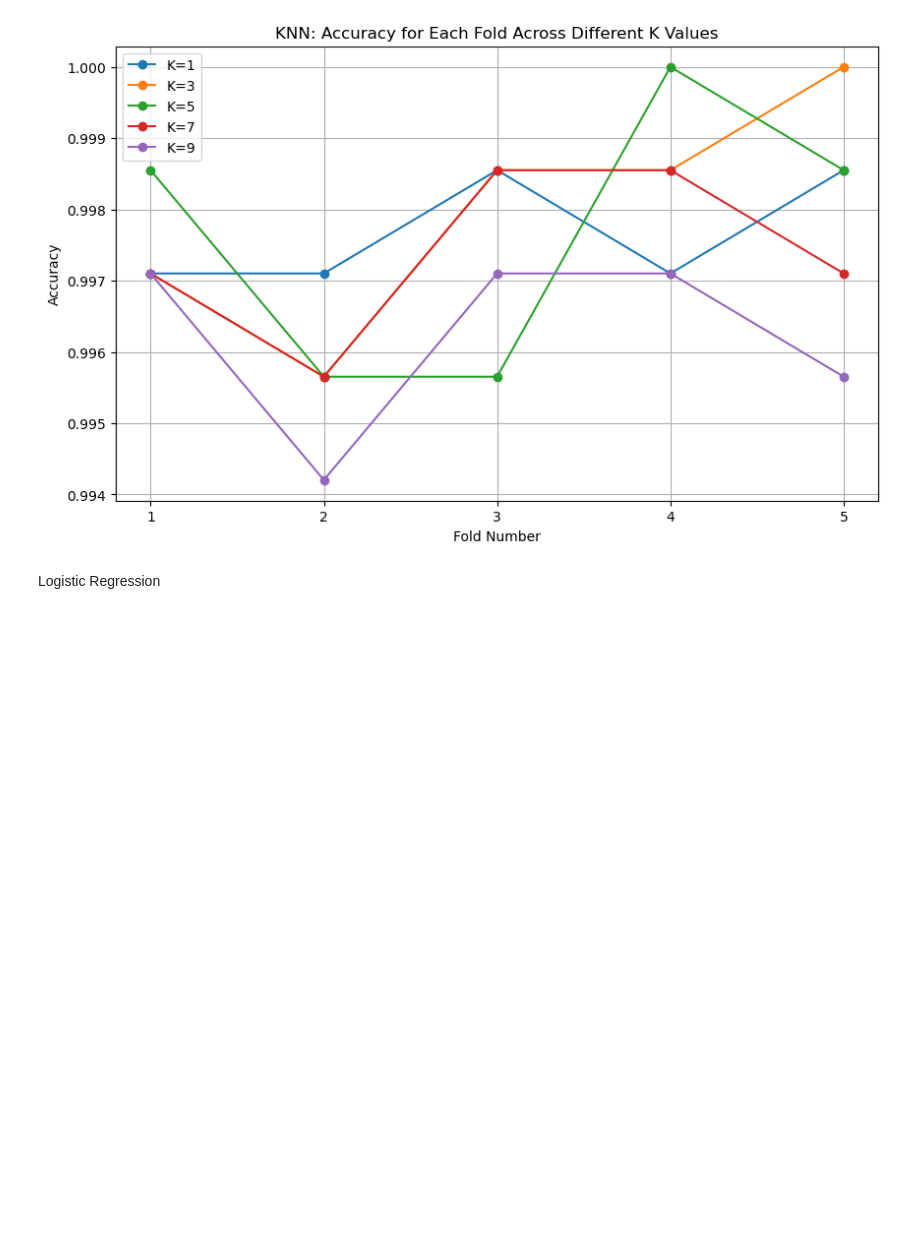
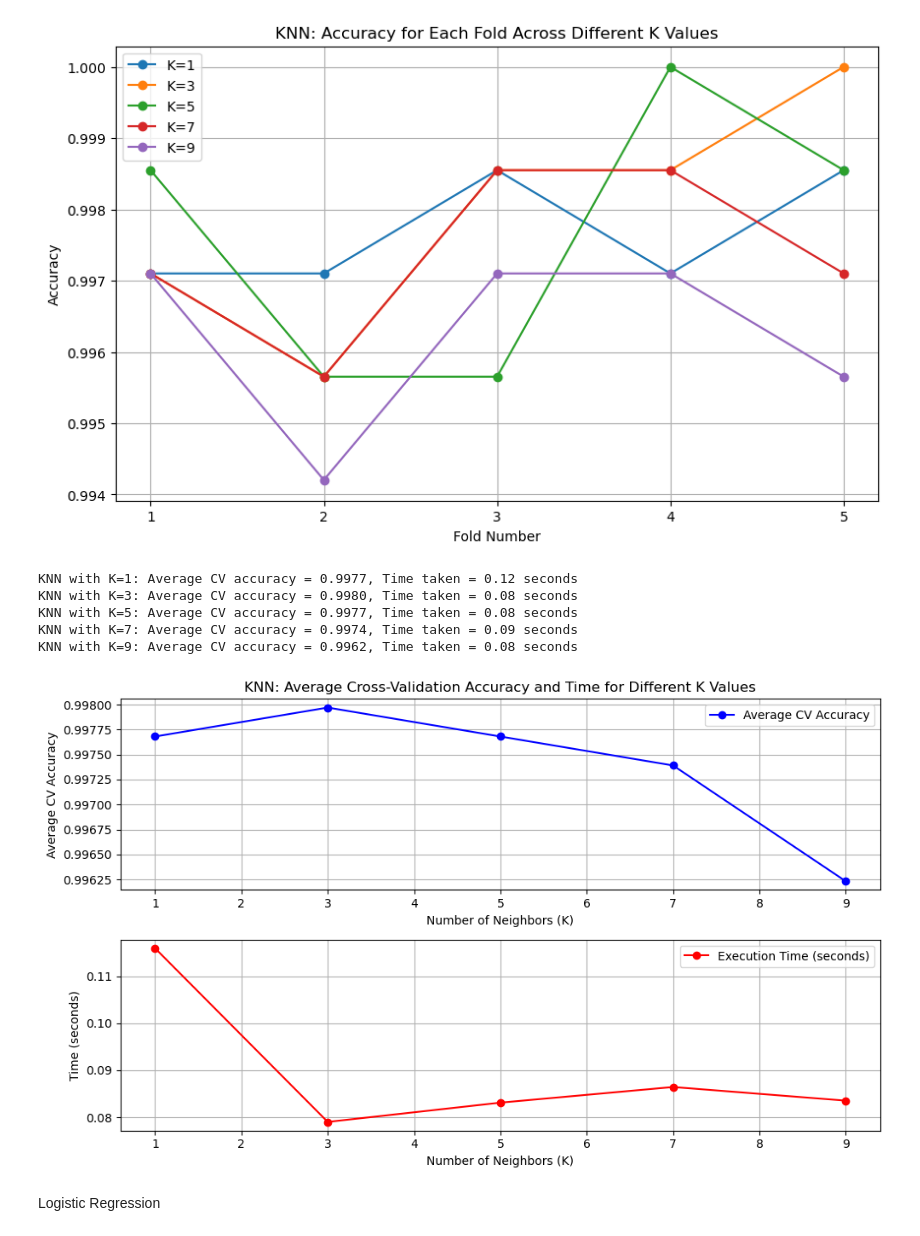
Before and after one commit to mencinas93/Spam_email, a Jupyter notebook: Homework_2_Code.ipynb, the cells around one changed output. Saved outputs shown, nothing was run; the diff lists cells and outputs as text; code cells hidden in the pictures; blank space fills up the shorter version.

```diff
--- a/Homework_2_Code.ipynb
+++ b/Homework_2_Code.ipynb
@@ -180,12 +182,14 @@ import matplotlib.pyplot as plt
 
 k_values = [1, 3, 5, 7, 9]
 all_fold_accuracies = {}
+execution_times = []
 
 kf = KFold(n_splits=5, shuffle=True, random_state=42)
 
 for k in k_values:
     knn = KNeighborsClassifier(n_neighbors=k)
     fold_accuracies = []
+    start_time = time.time()
 
     for train_index, val_index in kf.split(X_train):
         X_fold_train, X_fold_val = X_train.iloc[train_index], X_train.iloc[val_index]
@@ -217,6 +221,82 @@ plt.legend()
 plt.show()
 # %% [output]
 [figure]
+# %%
+k_values = [1, 3, 5, 7, 9]
+
+
+kf = KFold(n_splits=5, shuffle=True, random_state=42)
+
+
+avg_accuracies = []
+execution_times = []
+
+
+for k in k_values:
+    knn = KNeighborsClassifier(n_neighbors=k)
+    fold_accuracies = []
+
+
+    start_time = time.time()
+
+
+    for train_index, val_index in kf.split(X_train):
+        X_fold_train, X_fold_val = X_train.iloc[train_index], X_train.iloc[val_index]
+        y_fold_train, y_fold_val = y_train.iloc[train_index], y_train.iloc[val_index]
+
+
+        knn.fit(X_fold_train, y_fold_train)
+
+
+        y_pred = knn.predict(X_fold_val)
+
+
+        accuracy = accuracy_score(y_fold_val, y_pred)
+        fold_accuracies.append(accuracy)
+
+
+    avg_accuracy = sum(fold_accuracies) / len(fold_accuracies)
+    avg_accuracies.append(avg_accuracy)
+
+
+    end_time = time.time()
+
+
+    elapsed_time = end_time - start_time
+    execution_times.append(elapsed_time)
+
+    print(f"KNN with K={k}: Average CV accuracy = {avg_accuracy:.4f}, Time taken = {elapsed_time:.2f} seconds")
+
+
+plt.figure(figsize=(10, 6))
+
+
+plt.subplot(2, 1, 1)
+plt.plot(k_values, avg_accuracies, marker='o', linestyle='-', color='b', label='Average CV Accuracy')
+plt.title('KNN: Average Cross-Validation Accuracy and Time for Different K Values')
+plt.xlabel('Number of Neighbors (K)')
+plt.ylabel('Average CV Accuracy')
+plt.grid(True)
+plt.legend()
+
+
+plt.subplot(2, 1, 2)
+plt.plot(k_values, execution_times, marker='o', linestyle='-', color='r', label='Execution Time (seconds)')
+plt.xlabel('Number of Neighbors (K)')
+plt.ylabel('Time (seconds)')
+plt.grid(True)
+plt.legend()
+
+
+plt.tight_layout()
+plt.show()
+# %% [output]
+KNN with K=1: Average CV accuracy = 0.9977, Time taken = 0.12 seconds
+KNN with K=3: Average CV accuracy = 0.9980, Time taken = 0.08 seconds
+KNN with K=5: Average CV accuracy = 0.9977, Time taken = 0.08 seconds
+KNN with K=7: Average CV accuracy = 0.9974, Time taken = 0.09 seconds
+KNN with K=9: Average CV accuracy = 0.9962, Time taken = 0.08 seconds
+[figure, added]
 # %% [markdown]
 Logistic Regression
 # %%
```
Also changed, not shown: parts of 11 cells of this notebook.
